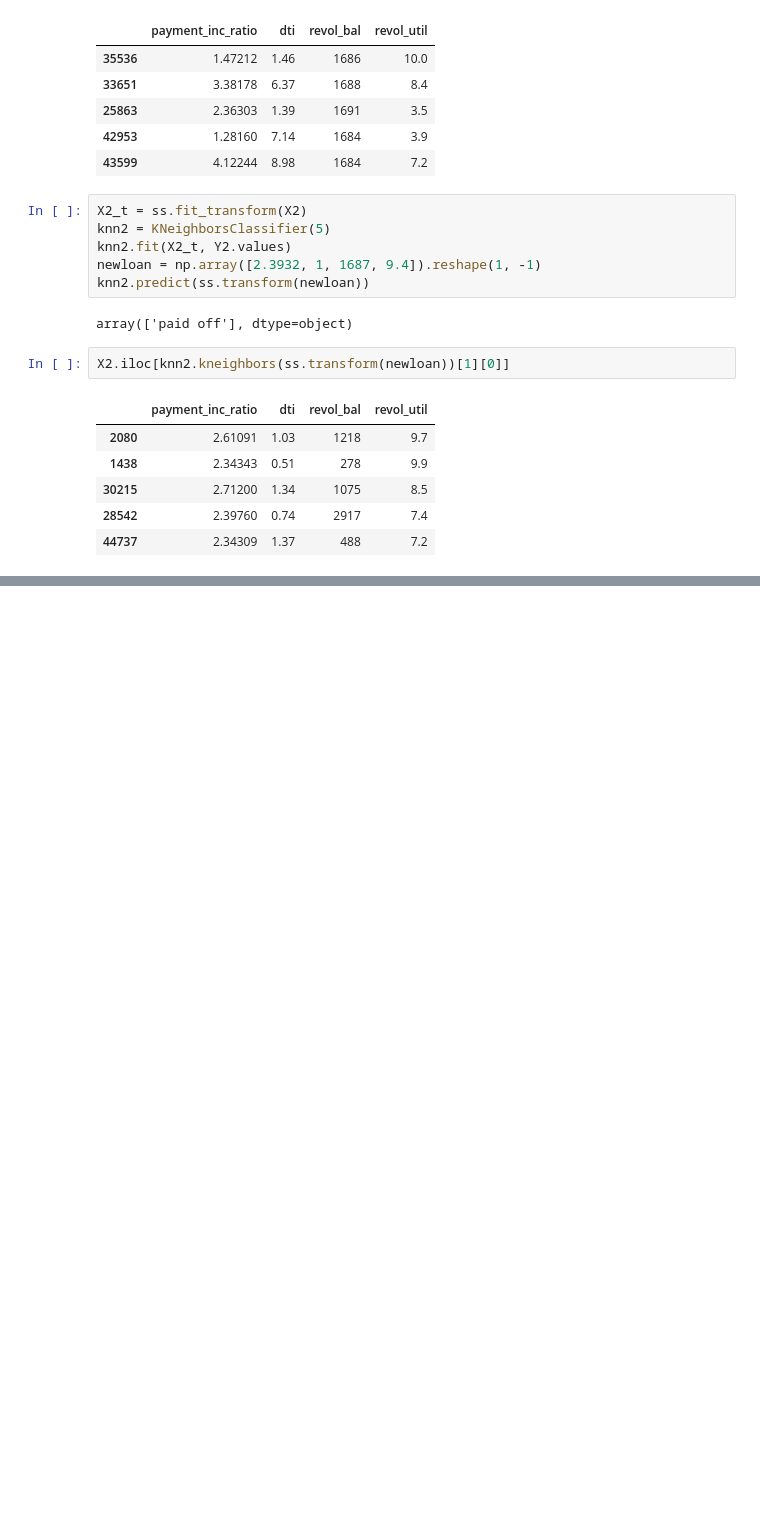
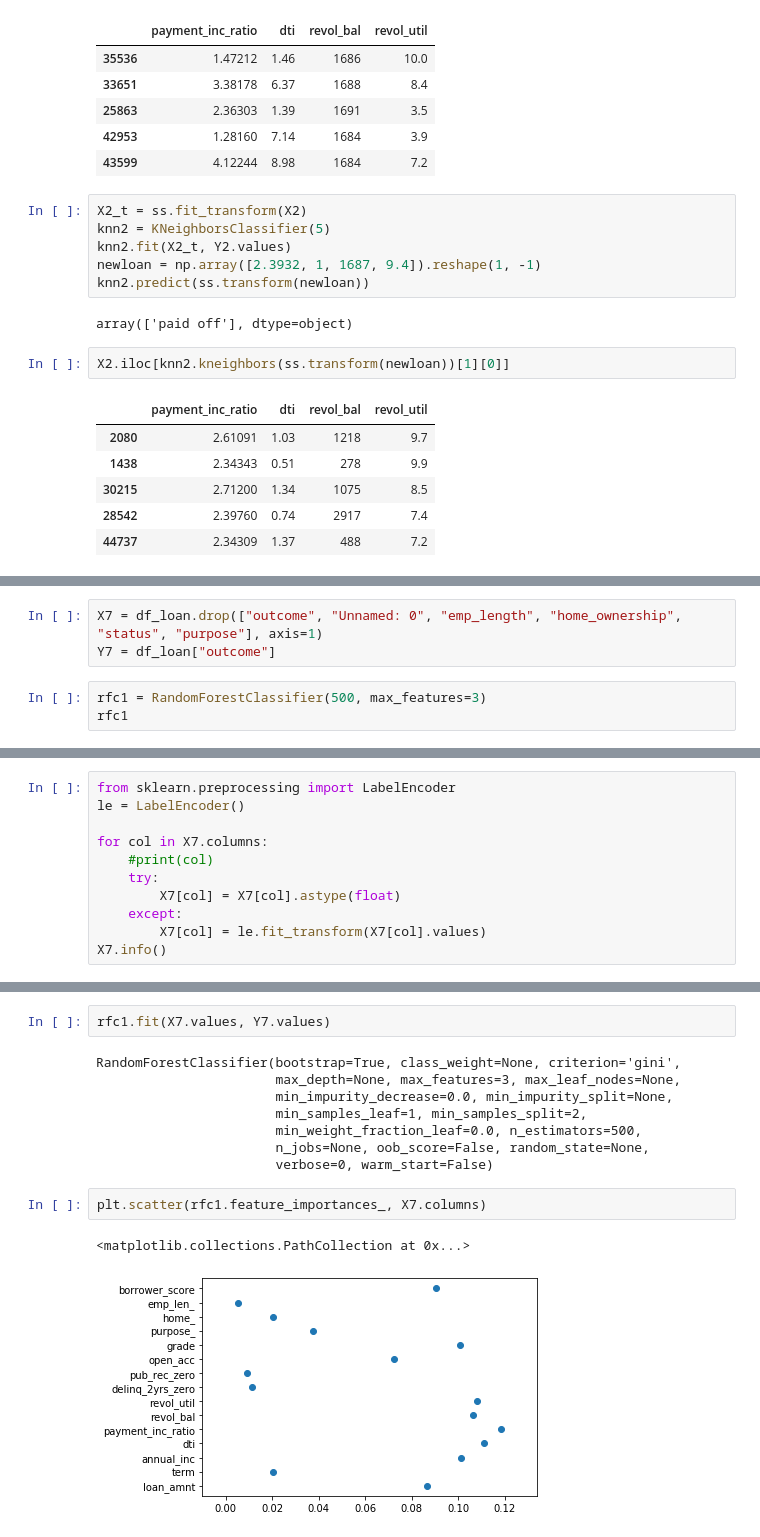
Before and after one commit to abhibhonsle234/PracticalStatsBookPython, a Jupyter notebook: python/chapter6_statisticalMachineLearning.ipynb, the cells around one changed output, grey strips where cells are left out. Drawn from its saved outputs; the diff is of its cells as text; blank space fills up the shorter version.

```diff
--- a/python/chapter6_statisticalMachineLearning.ipynb
+++ b/python/chapter6_statisticalMachineLearning.ipynb
@@ -108,0 +215,6 @@ X2.iloc[knn2.kneighbors(ss.transform(newloan))[1][0]]
+# %%
+X7 = df_loan.drop(["outcome", "Unnamed: 0", "emp_length", "home_ownership", "status", "purpose"], axis=1)
+Y7 = df_loan["outcome"]
+# %%
+rfc1 = RandomForestClassifier(500, max_features=3)
+rfc1
@@ -108,0 +229,11 @@ X2.iloc[knn2.kneighbors(ss.transform(newloan))[1][0]]
+# %%
+from sklearn.preprocessing import LabelEncoder
+le = LabelEncoder()
+
+for col in X7.columns:
+    #print(col)
+    try:
+        X7[col] = X7[col].astype(float)
+    except:
+        X7[col] = le.fit_transform(X7[col].values)
+X7.info()
@@ -108,0 +261,15 @@ X2.iloc[knn2.kneighbors(ss.transform(newloan))[1][0]]
+# %%
+rfc1.fit(X7.values, Y7.values)
+# %% [output]
+RandomForestClassifier(bootstrap=True, class_weight=None, criterion='gini',
+                       max_depth=None, max_features=3, max_leaf_nodes=None,
+                       min_impurity_decrease=0.0, min_impurity_split=None,
+                       min_samples_leaf=1, min_samples_split=2,
+                       min_weight_fraction_leaf=0.0, n_estimators=500,
+                       n_jobs=None, oob_score=False, random_state=None,
+                       verbose=0, warm_start=False)
+# %%
+plt.scatter(rfc1.feature_importances_, X7.columns)
+# %% [output]
+<matplotlib.collections.PathCollection at 0x...>
+[figure, added]
```
Also changed, not shown: parts of 32 cells of this notebook, 2 other files.
